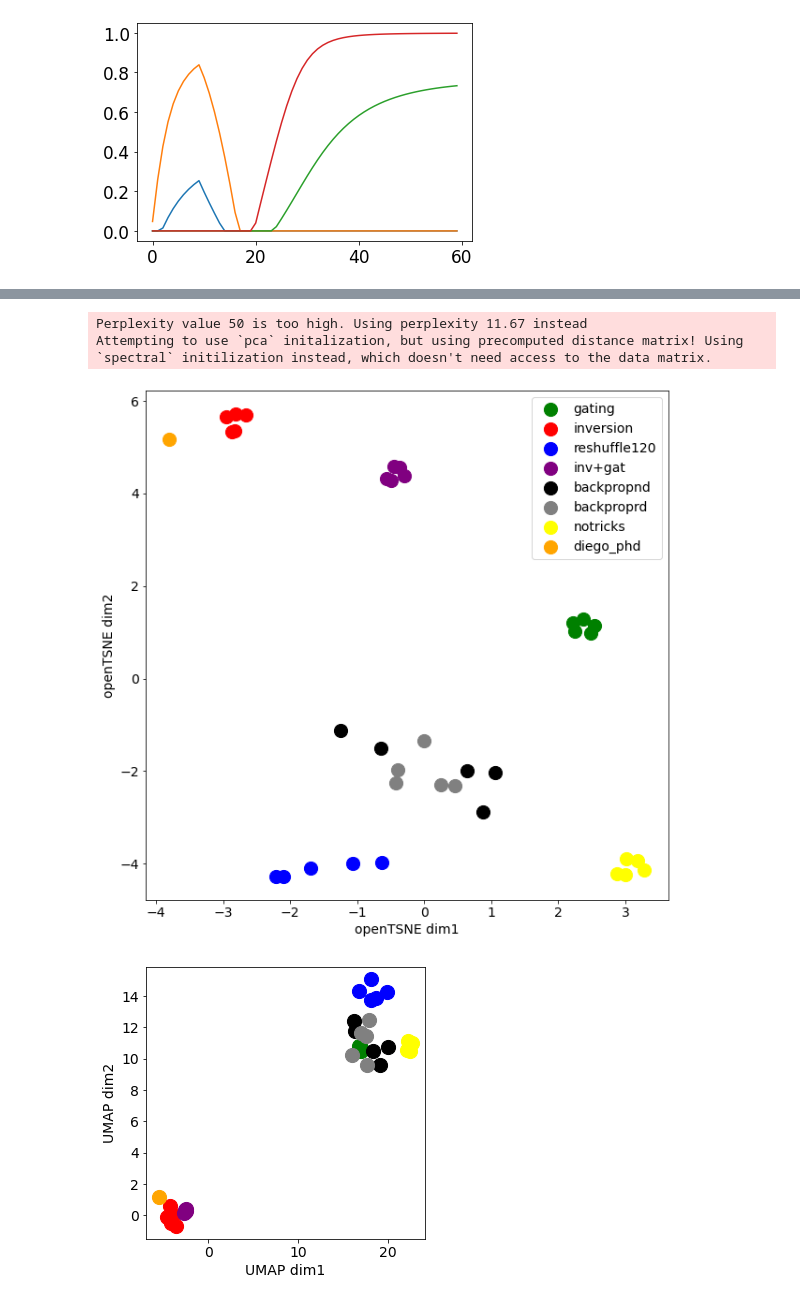
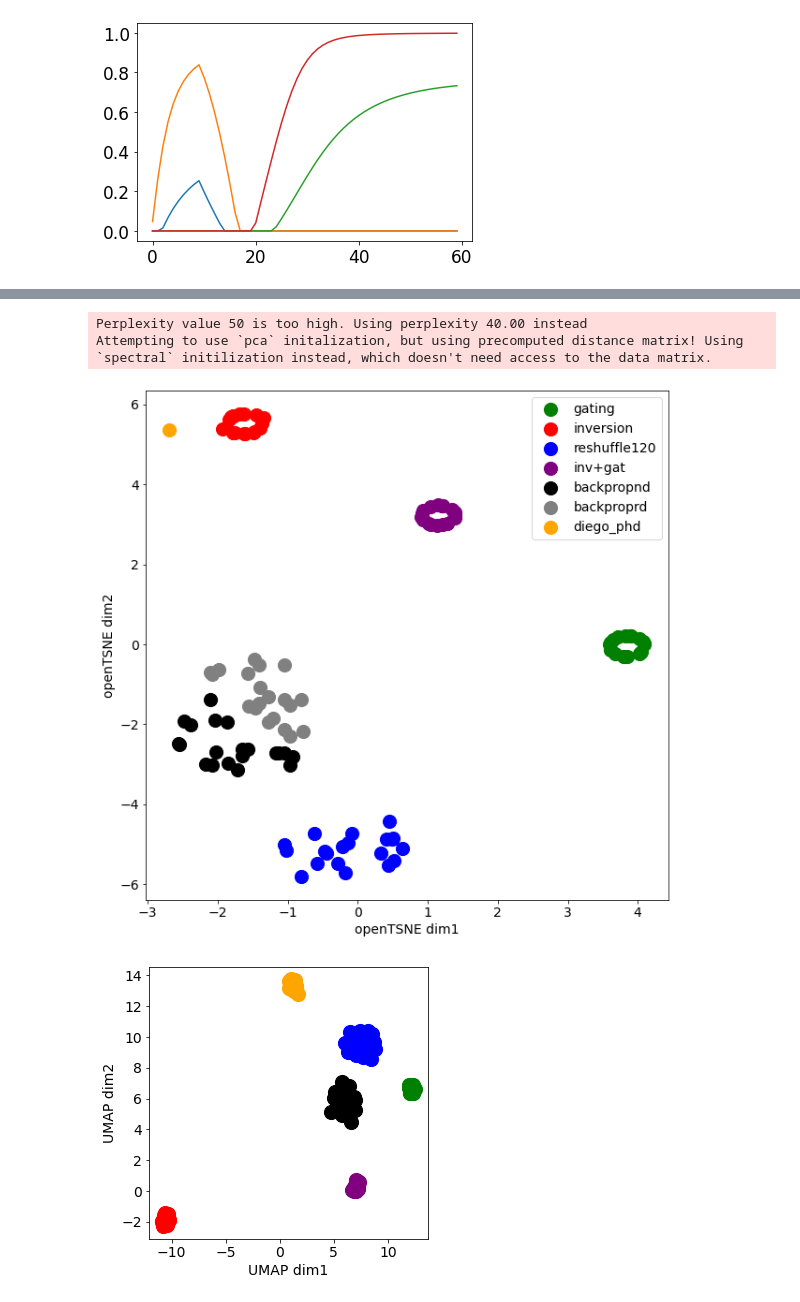
Before and after one commit to azaho/ccn_story3, a Jupyter notebook: netdist.ipynb, the cells around one changed output, grey strips where cells are left out. Cells and saved outputs as stored; diff of their text form; code cells hidden in the pictures.

```diff
--- a/netdist.ipynb
+++ b/netdist.ipynb
@@ -9,37 +9,37 @@ import json
 networks = {
     "gating": {
         "color": "green",
-        "names": [f"data/hdgatingCTRNN_2DIR1O_dr100_n0.1_la0_r{i}_dv" for i in range(5)],
+        "names": [f"data/hdgatingCTRNN_2DIR1O_dr100_n0.1_la0_r{i}_dv" for i in range(20)],
         "indices": np.arange(0, 64, 16)
     },
     "inversion": {
         "color": "red",
-        "names": [f"data/hdinversionCTRNN_2DIR1O_dr100_n0.1_la0_r{i}_dv" for i in range(5)],
+        "names": [f"data/hdinversionCTRNN_2DIR1O_dr100_n0.1_la0_r{i}_dv" for i in range(20)],
         "indices": np.arange(0, 64, 16)
     },
     "reshuffle120": {
         "color": "blue",
-        "names": [f"data/hdreshuffleCTRNN_2DIR1O_dr100_n0.1_la0_sa120_r{i}_dv" for i in range(5)],
+        "names": [f"data/hdreshuffleCTRNN_2DIR1O_dr100_n0.1_la0_sa120_r{i}_dv" for i in range(20)],
         "indices": np.arange(0, 64, 16)
     },
     "inv+gat": {
         "color": "purple",
-        "names": [f"data/hdgatinginversionCTRNN_2DIR1O_dr100_n0.1_la0_r{i}_dv" for i in range(5)],
+        "names": [f"data/hdgatinginversionCTRNN_2DIR1O_dr100_n0.1_la0_r{i}_dv" for i in range(20)],
         "indices": np.arange(0, 64, 16)
     },
     "backpropnd": {
         "color": "black",
-        "names": [f"data/backpropndCTRNN_2DIR1O_dr100_n0.1_la0.0001_r{i}_dv" for i in range(5)],
+        "names": [f"data/backpropndCTRNN_2DIR1O_dr100_n0.1_la0.0001_r{i}_dv" for i in range(20)],
         "indices": np.arange(0, 64, 16)
     },
     "backproprd": {
         "color": "gray",
-        "names": [f"data/backproprdCTRNN_2DIR1O_dr100_n0.1_la0.0001_r{i}_dv" for i in range(5)],
+        "names": [f"data/backproprdCTRNN_2DIR1O_dr100_n0.1_la0.0001_r{i}_dv" for i in range(20)],
         "indices": np.arange(0, 64, 16)
     },
     "notricks": {
-        "color": "yellow",
-        "names": [f"data/hdnotricksCTRNN_2DIR1O_dr100_n0.1_la0_r{i}_dv" for i in range(5)],
+        "color": "orange",
+        "names": [f"data/hdnotricksCTRNN_2DIR1O_dr100_n0.1_la0_r{i}_dv" for i in range(20)],
         "indices": np.arange(0, 64, 16)
     },
     "diego_phd": {
@@ -49,6 +49,9 @@ networks = {
         "neural": True
     }
 }
+del networks["notricks"]
+#del networks["backproprd"]
+#del networks["diego_phd"]
 # %%
 for network in networks.values():
     if "neural" in network: continue
@@ -155,7 +156,7 @@ for network_name, network in networks.items():
                 arrays.append(temp)
             else:
                 model_parameterupdate = network['metadatas'][j]['hyperparameters']['train_for_steps']
-                if 'prd' in network_name: model_parameterupdate=1000
+                if 'pnd' in network_name: model_parameterupdate=1000
                 array = np.load(name+f"/model_parameterupdate{model_parameterupdate}_fr.npy")
                 n_trials = 64
                 net_size = 100
@@ -165,6 +166,8 @@ for network_name, network in networks.items():
                 temp = temp[network["indices"]]
                 temp = (temp) / (np.expand_dims(np.mean(temp, axis=0), axis=0)+0.05)  #normalization
                 temp = temp.reshape(-1, net_size)
+
+                #temp = temp + np.random.rand(*temp.shape) * 0.05  # testing adding noise
                 arrays.append(temp)
 
     network_names.append(network_name)
@@ -197,9 +190,10 @@ plt.show()
 # %%
 labels_once = list(networks.keys())
+plt.rc('font', **{'family': 'DejaVu Sans', 'weight': 'normal', 'size': 20})
 fig = plt.figure(figsize=(10, 8))
 ax = sns.heatmap(dist, cmap="viridis")
-plt.xticks(np.linspace(0.5, len(labels_once)-.5, len(labels_once))*5, labels_once, fontsize=10)
-plt.yticks(np.linspace(0.5, len(labels_once)-.5, len(labels_once))*5, labels_once, fontsize=10)
+plt.xticks(np.linspace(0.5, len(labels_once)-.5, len(labels_once))*20, labels_once, fontsize=20)
+plt.yticks(np.linspace(0.5, len(labels_once)-.5, len(labels_once))*20, labels_once, fontsize=20)
 #plt.xticks([])
 #plt.yticks([])
 plt.savefig("distance_matrix.pdf", bbox_inches = 'tight')
@@ -241,11 +235,16 @@ import openTSNE
 tsne = openTSNE.TSNE(
     perplexity=50,
     metric='precomputed',
-    n_jobs=8,
-    random_state=42,
-    verbose=False,
+    #n_jobs=3,
+    #random_state=1,
+    verbose=False
 )
-embedded = tsne.fit(dist)
+dist2 = np.copy(dist)
+#dist2 = np.zeros((20, 20))
+#dist2[10:, :10] = 0.3
+#dist2[:10, 10:] = 0.3
+#dist2[dist2<0.03] += 0.1# np.random.rand(*dist2[dist2<0.03].shape)*0.1
+embedded = tsne.fit(dist2)
 fig = plt.figure(figsize=(10, 10))
 plt.rc('font', **{'family': 'DejaVu Sans', 'weight': 'normal', 'size': 14})
 for i in range(n_networks):
@@ -258,22 +257,22 @@ ax = plt.gca()
 
 plt.savefig("ccn_opentsne.pdf", bbox_inches = 'tight')
 # %% [output]
-Perplexity value 50 is too high. Using perplexity 11.67 instead
+Perplexity value 50 is too high. Using perplexity 40.00 instead
 Attempting to use `pca` initalization, but using precomputed distance matrix! Using `spectral` initilization instead, which doesn't need access to the data matrix.
-[figure, old version]
+[figure, new version]
 # %%
 import umap
-embedding = umap.UMAP(metric='precomputed', n_neighbors=16, densmap=True).fit_transform(dist)
+embedding = umap.UMAP(metric='precomputed', n_neighbors=100, densmap=True).fit_transform(dist)
 fig = plt.figure(figsize=(5, 5))
 plt.rc('font', **{'family': 'DejaVu Sans', 'weight': 'normal', 'size': 14})
 for i in range(n_networks):
     plt.scatter(embedding[list(networks.values())[i]['ids'], 0], embedding[list(networks.values())[i]['ids'], 1], 200, list(networks.values())[i]['color'], label=network_names[i])
 plt.xlabel("UMAP dim1")
 plt.ylabel("UMAP dim2")
 #plt.legend()
 plt.show()
 # %% [output]
-[figure, old version]
+[figure, new version]
 # %%
 v1 = np.array([0, 1])# (x,y) coordinates of vertex1 for reference model1 in our figure (top vertex of the triangle)
 v2 = np.array([np.sqrt(3)/2, -1/2])# (x,y) coordinates of vertex2 for reference model2 in our figure (right vertex the triangle)
```
Also changed, not shown: parts of 7 cells of this notebook, 11 other files.
